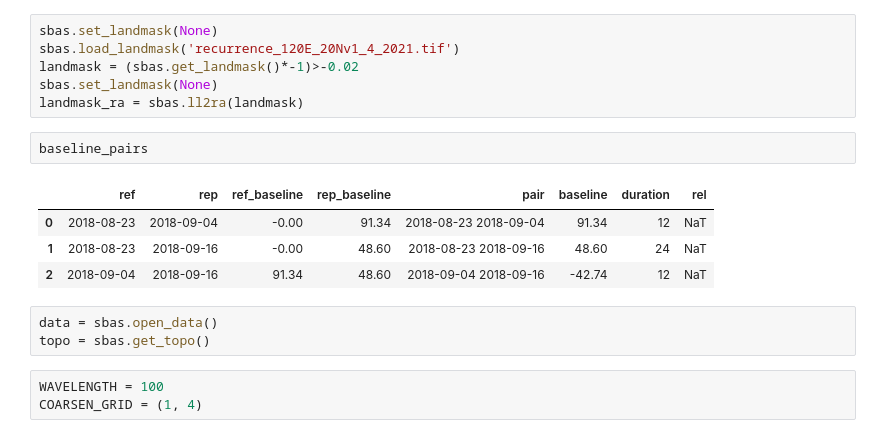
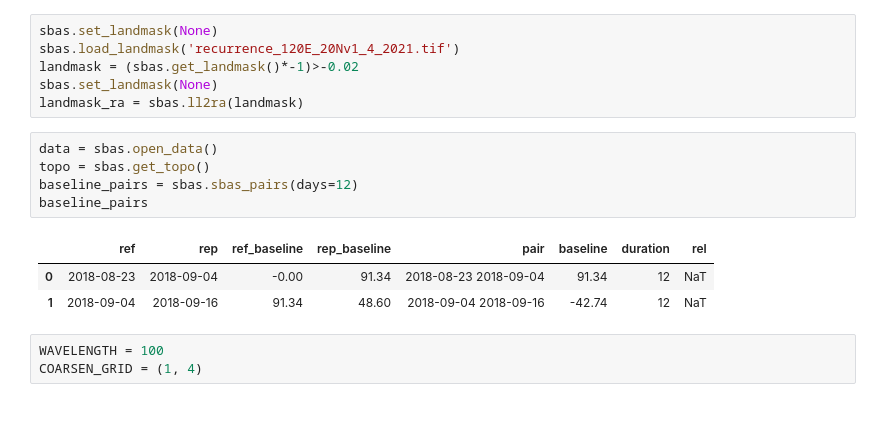
Before and after one commit to Nick-Miras/process-sar-data, a Jupyter notebook: preprocess_data.ipynb, the cells around one changed output. Drawn from its saved outputs; the diff is of its cells as text.

```diff
--- a/preprocess_data.ipynb
+++ b/preprocess_data.ipynb
@@ -193,16 +195,15 @@ sbas.load_landmask('recurrence_120E_20Nv1_4_2021.tif')
 landmask = (sbas.get_landmask()*-1)>-0.02
 sbas.set_landmask(None)
 landmask_ra = sbas.ll2ra(landmask)
-# %%
-baseline_pairs
-# %% [output]
-|  | ref | rep | ref_baseline | rep_baseline | pair | baseline | duration | rel |
-| 0 | 2018-08-23 | 2018-09-04 | -0.00 | 91.34 | 2018-08-23 2018-09-04 | 91.34 | 12 | NaT |
-| 1 | 2018-08-23 | 2018-09-16 | -0.00 | 48.60 | 2018-08-23 2018-09-16 | 48.60 | 24 | NaT |
-| 2 | 2018-09-04 | 2018-09-16 | 91.34 | 48.60 | 2018-09-04 2018-09-16 | -42.74 | 12 | NaT |
 # %%
 data = sbas.open_data()
 topo = sbas.get_topo()
+baseline_pairs = sbas.sbas_pairs(days=12)
+baseline_pairs
+# %% [output]
+|  | ref | rep | ref_baseline | rep_baseline | pair | baseline | duration | rel |
+| 0 | 2018-08-23 | 2018-09-04 | -0.00 | 91.34 | 2018-08-23 2018-09-04 | 91.34 | 12 | NaT |
+| 1 | 2018-09-04 | 2018-09-16 | 91.34 | 48.60 | 2018-09-04 2018-09-16 | -42.74 | 12 | NaT |
 # %%
 WAVELENGTH = 100
 COARSEN_GRID = (1, 4)
```
Also changed, not shown: parts of 13 cells of this notebook, 2 other files.
